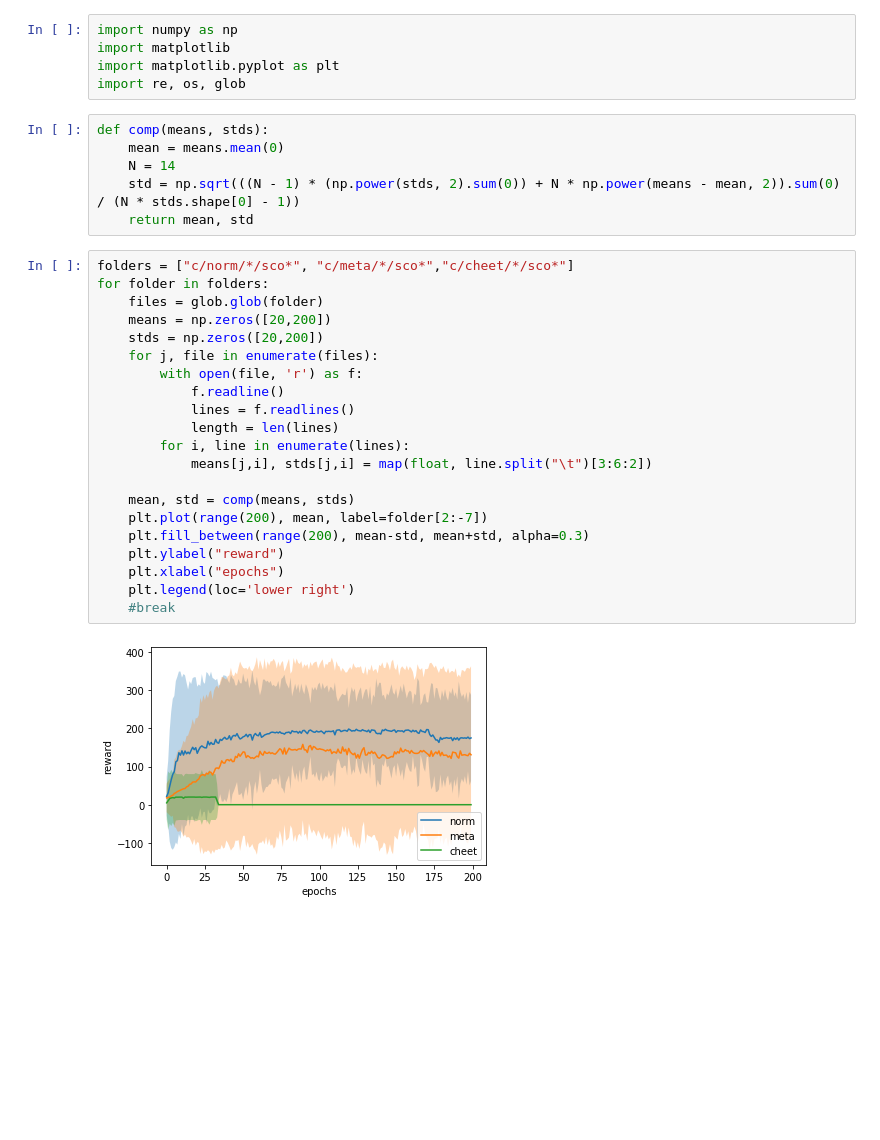
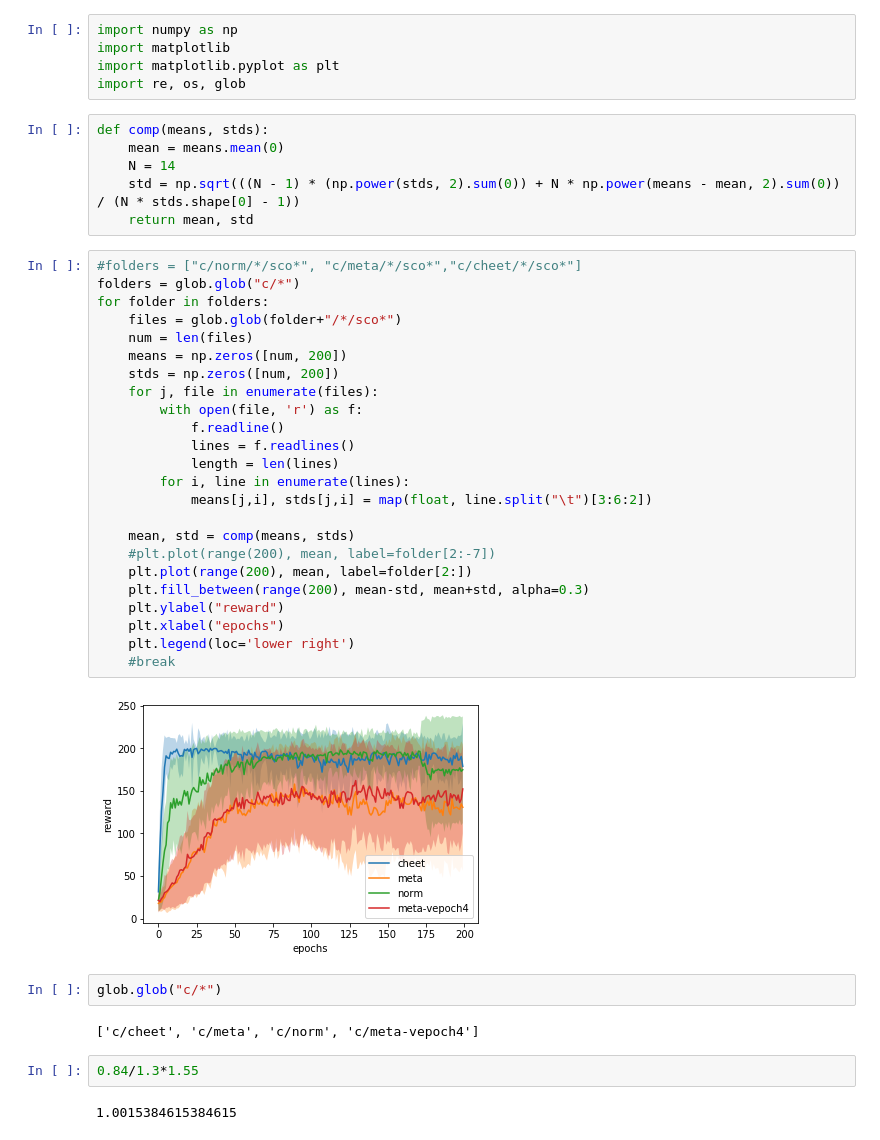
Before and after one commit to honda-pp/chr, a Jupyter notebook: src/Untitled1.ipynb, the cells around one changed output. Cells and saved outputs as stored; diff of their text form; blank space fills up the shorter version.

Commit message:
folder

```diff
--- a/src/Untitled1.ipynb
+++ b/src/Untitled1.ipynb
@@ -7,28 +7,39 @@ import re, os, glob
 def comp(means, stds):
     mean = means.mean(0)
     N = 14
-    std = np.sqrt(((N - 1) * (np.power(stds, 2).sum(0)) + N * np.power(means - mean, 2)).sum(0) / (N * stds.shape[0] - 1))
+    std = np.sqrt(((N - 1) * (np.power(stds, 2).sum(0)) + N * np.power(means - mean, 2).sum(0)) / (N * stds.shape[0] - 1))
     return mean, std
 # %%
-folders = ["c/norm/*/sco*", "c/meta/*/sco*","c/cheet/*/sco*"]
+#folders = ["c/norm/*/sco*", "c/meta/*/sco*","c/cheet/*/sco*"]
+folders = glob.glob("c/*")
 for folder in folders:
-    files = glob.glob(folder)
-    means = np.zeros([20,200])
-    stds = np.zeros([20,200])
+    files = glob.glob(folder+"/*/sco*")
+    num = len(files)
+    means = np.zeros([num, 200])
+    stds = np.zeros([num, 200])
     for j, file in enumerate(files):
         with open(file, 'r') as f:
             f.readline()
             lines = f.readlines()
             length = len(lines)
         for i, line in enumerate(lines):
             means[j,i], stds[j,i] = map(float, line.split("\t")[3:6:2])
 
     mean, std = comp(means, stds)
-    plt.plot(range(200), mean, label=folder[2:-7])
+    #plt.plot(range(200), mean, label=folder[2:-7])
+    plt.plot(range(200), mean, label=folder[2:])
     plt.fill_between(range(200), mean-std, mean+std, alpha=0.3)
     plt.ylabel("reward")
     plt.xlabel("epochs")
     plt.legend(loc='lower right')
     #break
 # %% [output]
-[figure, old version]
+[figure, new version]
+# %%
+glob.glob("c/*")
+# %% [output]
+['c/cheet', 'c/meta', 'c/norm', 'c/meta-vepoch4']
+# %%
+0.84/1.3*1.55
+# %% [output]
+1.0015384615384615
```
Also changed, not shown: parts of 4 cells of this notebook.
